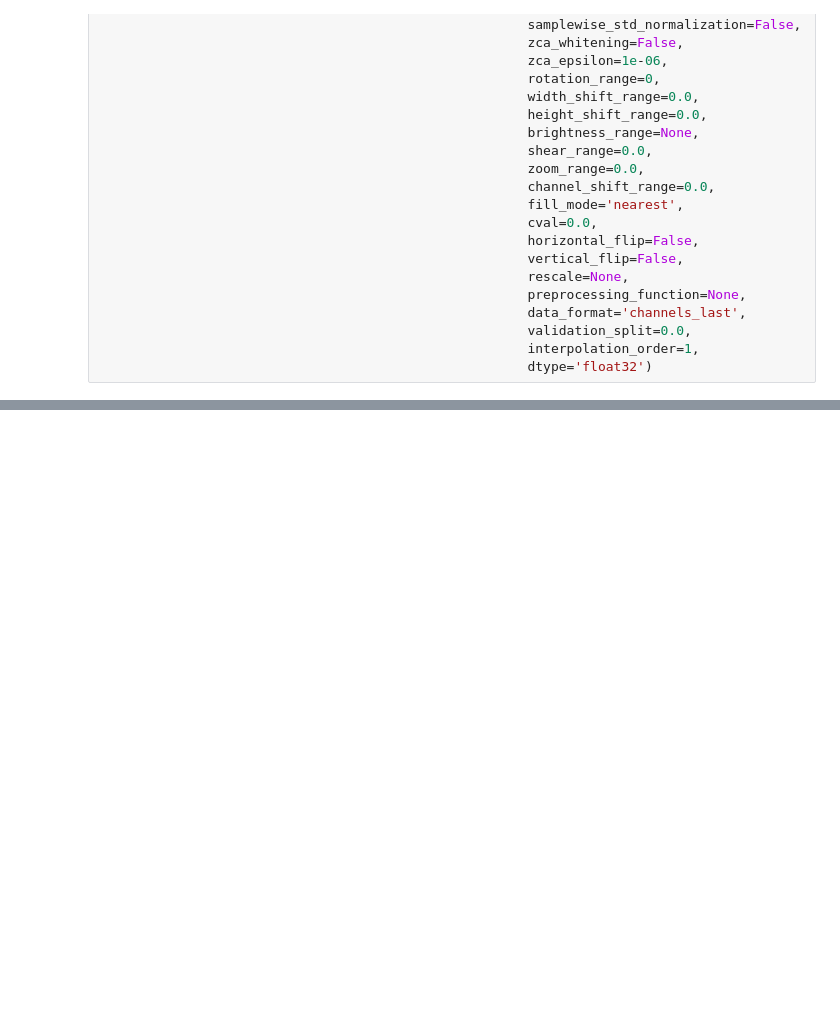
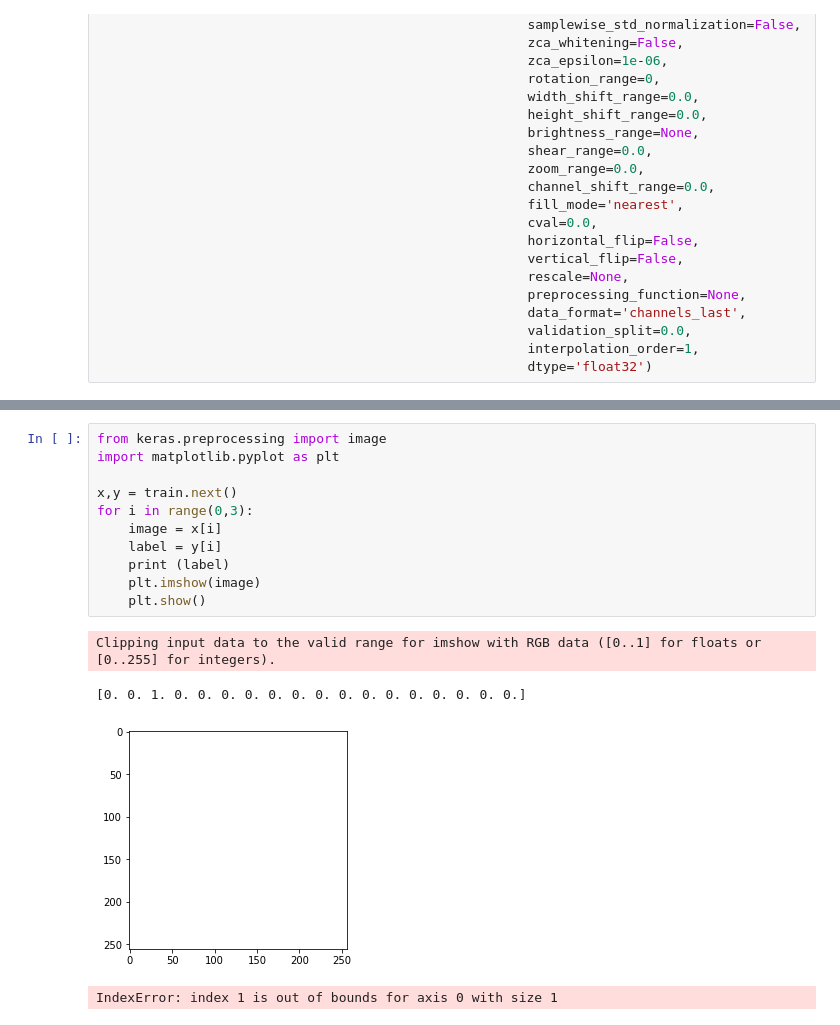
Before and after one commit to apollo994/CMP_, a Jupyter notebook: model_computation.ipynb, the cells around one changed output, grey strips where cells are left out. Drawn from its saved outputs; the diff is of its cells as text; blank space fills up the shorter version.

```diff
--- a/model_computation.ipynb
+++ b/model_computation.ipynb
@@ -100,2 +153,18 @@ Epoch 2/2
+# %%
+from keras.preprocessing import image
+import matplotlib.pyplot as plt
+
+x,y = train.next()
+for i in range(0,3):
+    image = x[i]
+    label = y[i]
+    print (label)
+    plt.imshow(image)
+    plt.show()
+# %% [output]
+Clipping input data to the valid range for imshow with RGB data ([0..1] for floats or [0..255] for integers).
+[0. 0. 1. 0. 0. 0. 0. 0. 0. 0. 0. 0. 0. 0. 0. 0. 0. 0.]
+[figure, added]
+IndexError: index 1 is out of bounds for axis 0 with size 1
 # %%
 # %% [output]
```
Also changed, not shown: parts of 11 cells of this notebook, 2 other files.
